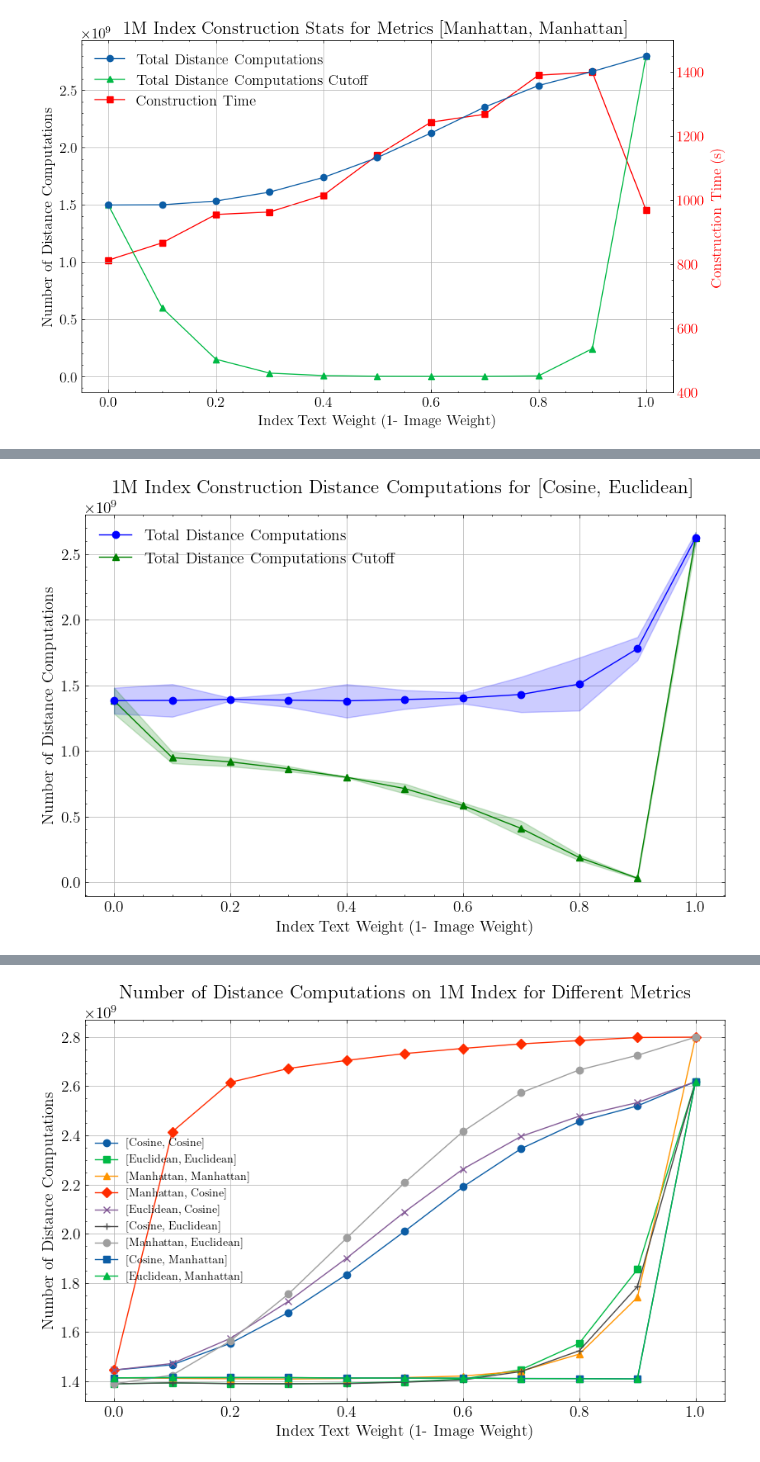
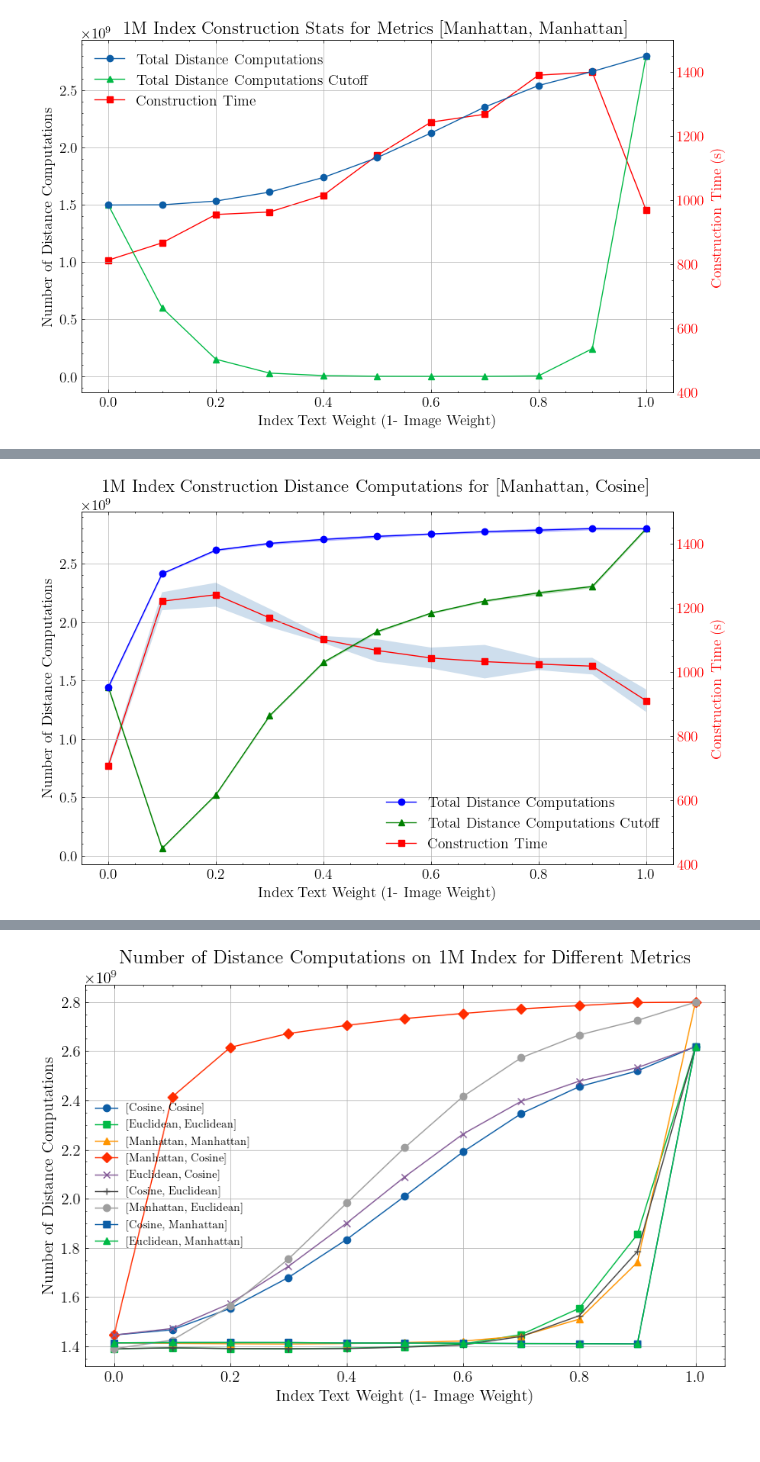
Before and after one commit to yavuzff/scalable-multimodal-similarity-search, a Jupyter notebook: notebooks/plot_graphs_weights_exp.ipynb, the cells around one changed output, grey strips where cells are left out. Drawn from its saved outputs; the diff is of its cells as text; code cells hidden in the pictures.

Commit message:
add plotting of distance computations with time #25

```diff
--- a/notebooks/plot_graphs_weights_exp.ipynb
+++ b/notebooks/plot_graphs_weights_exp.ipynb
@@ -420,3 +460,16 @@ def plot_construction_distance_calls_only_with_ci(params, total_distance_calls,
         os.makedirs(f"{plot_dir}/weights-construction")
     plt.savefig(f"{plot_dir}/weights-construction/distance_calls_with_ci_{params.index_size}_{params.metrics[0]}-{params.metrics[1]}_seed_MANY.pdf", dpi=FIGURE_DPI, bbox_inches='tight', format='pdf')
     plt.show()
+# %%
+total_distance_calls = defaultdict(list)
+num_lazy_distance_cutoffs = defaultdict(list)
+all_times = defaultdict(list)
+for seed in [60, 50, 51, 61]:
+    params, times, _, _, total_distance_calls_temp, num_lazy_distance_cutoffs_temp = get_construction_data_per_metric_and_seed(["cosine", "cosine"], seed=seed)
+    keys = list(total_distance_calls_temp.keys())
+    for key in keys:
+        total_distance_calls[key].append(total_distance_calls_temp[key])
+        num_lazy_distance_cutoffs[key].append(num_lazy_distance_cutoffs_temp[key])
+        all_times[key].append(times[key][0])
+
+plot_construction_distance_calls_only_with_ci(params, total_distance_calls, num_lazy_distance_cutoffs, times=all_times)
@@ -423,16 +478,22 @@ def plot_construction_distance_calls_only_with_ci(params, total_distance_calls,
 # %%
 total_distance_calls = defaultdict(list)
 num_lazy_distance_cutoffs = defaultdict(list)
-for seed in [60, 71]:
-    params, _, _, _, total_distance_calls_temp, num_lazy_distance_cutoffs_temp = get_construction_data_per_metric_and_seed(["cosine", "euclidean"], seed=seed)
+all_times = defaultdict(list)
+for seed in [60, 100, 101]:
+    if seed == 60:
+        normalised=""
+    else:
+        normalised="normalised/"
+    params, times, _, _, total_distance_calls_temp, num_lazy_distance_cutoffs_temp = get_construction_data_per_metric_and_seed(["manhattan", "cosine"], seed=seed, normalised=normalised)
     keys = list(total_distance_calls_temp.keys())
     for key in keys:
         total_distance_calls[key].append(total_distance_calls_temp[key])
         num_lazy_distance_cutoffs[key].append(num_lazy_distance_cutoffs_temp[key])
+        all_times[key].append(times[key][0])
 
-plot_construction_distance_calls_only_with_ci(params, total_distance_calls, num_lazy_distance_cutoffs)
+plot_construction_distance_calls_only_with_ci(params, total_distance_calls, num_lazy_distance_cutoffs, times=all_times)
 # %% [output]
-[figure, old version]
+[figure, new version]
 # %%
 total_distance_calls = defaultdict(list)
 num_lazy_distance_cutoffs = defaultdict(list)
```
Also changed, not shown: parts of 8 cells of this notebook, 1 other file.
